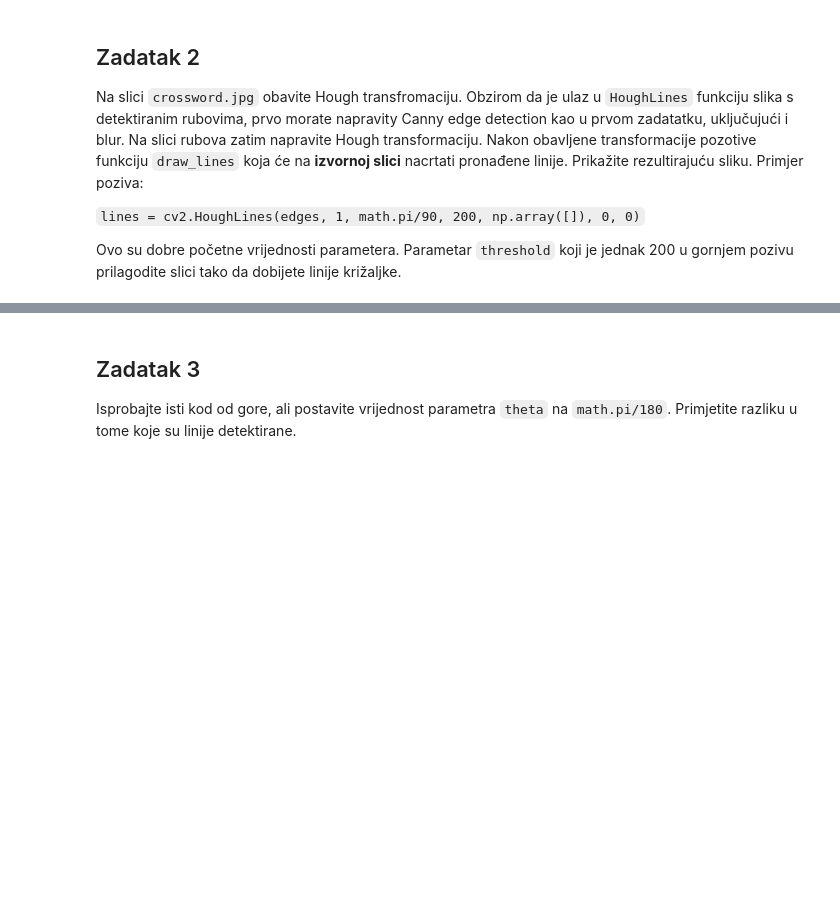
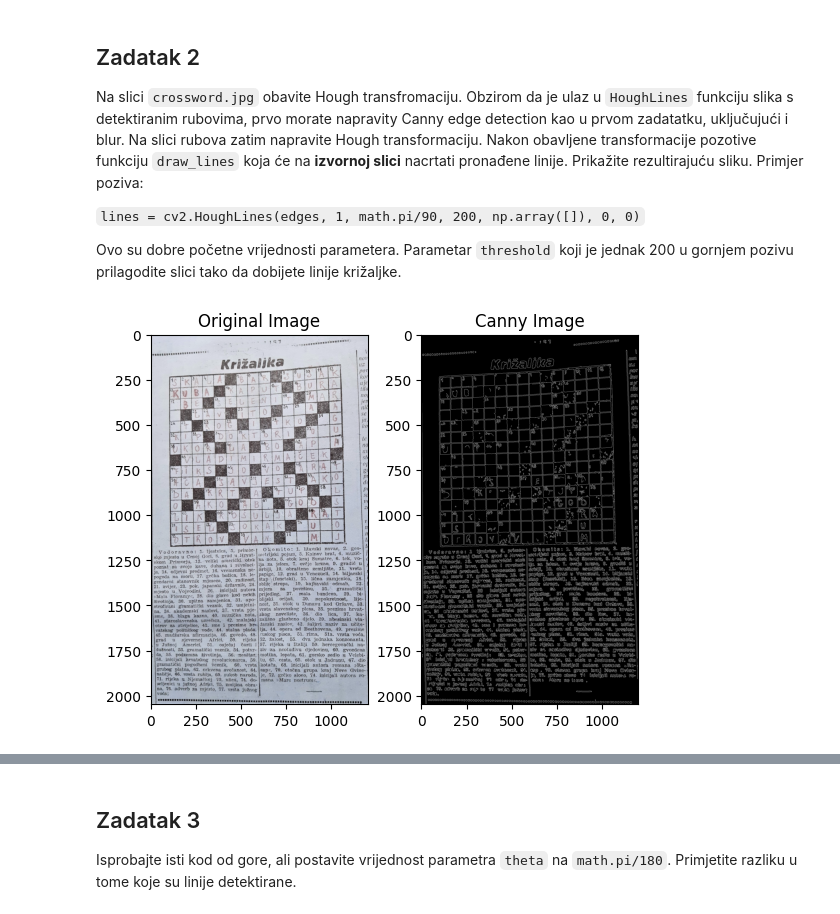
Before and after one commit to azimuth73/LE4-image-processing-and-computer-vision, a Jupyter notebook: lab4.ipynb, the cells around one changed output, grey strips where cells are left out. Saved outputs shown, nothing was run; the diff lists cells and outputs as text; code cells hidden in the pictures; blank space fills up the shorter version.

```diff
--- a/lab4.ipynb
+++ b/lab4.ipynb
@@ -238,0 +270,29 @@ def draw_lines(img, lines):
+# %%
+# Hough transform of image crossword.jpg
+original_image = cv.imread('slike/crossword.jpg')
+
+blurred_image = cv.GaussianBlur(
+    original_image,
+    (5,5),
+    cv.BORDER_DEFAULT
+)
+
+lower_threshold = 100
+upper_threshold = 200
+canny_image = cv.Canny(
+    blurred_image,
+    lower_threshold,
+    upper_threshold
+)
+
+plt.subplot(1, 2, 1)
+plt.title('Original Image')
+plt.imshow(original_image, cmap='gray')
+
+plt.subplot(1, 2, 2)
+plt.title('Canny Image')
+plt.imshow(canny_image, cmap='gray')
+
+plt.show()
+# %% [output]
+[figure, added]
```
Also changed, not shown: parts of 7 cells of this notebook.
